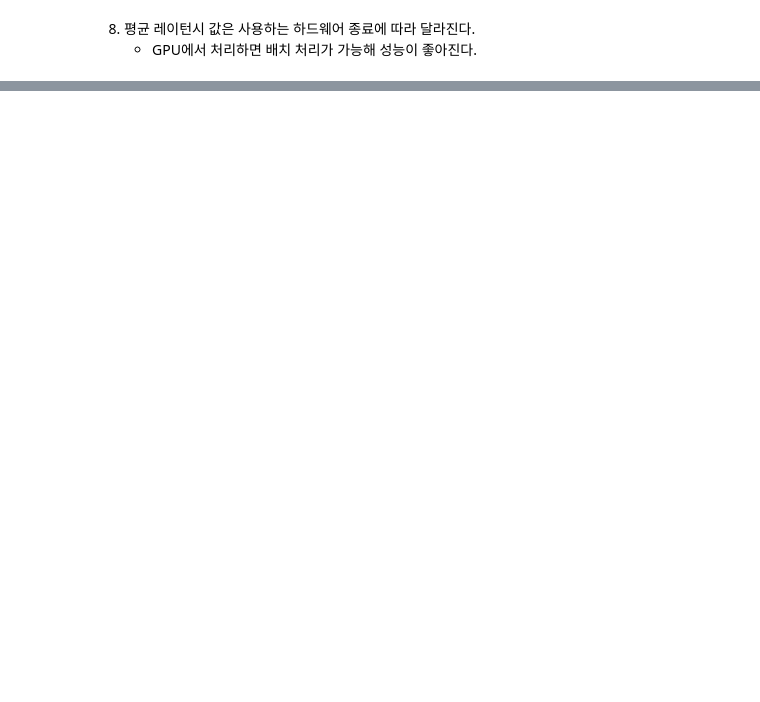
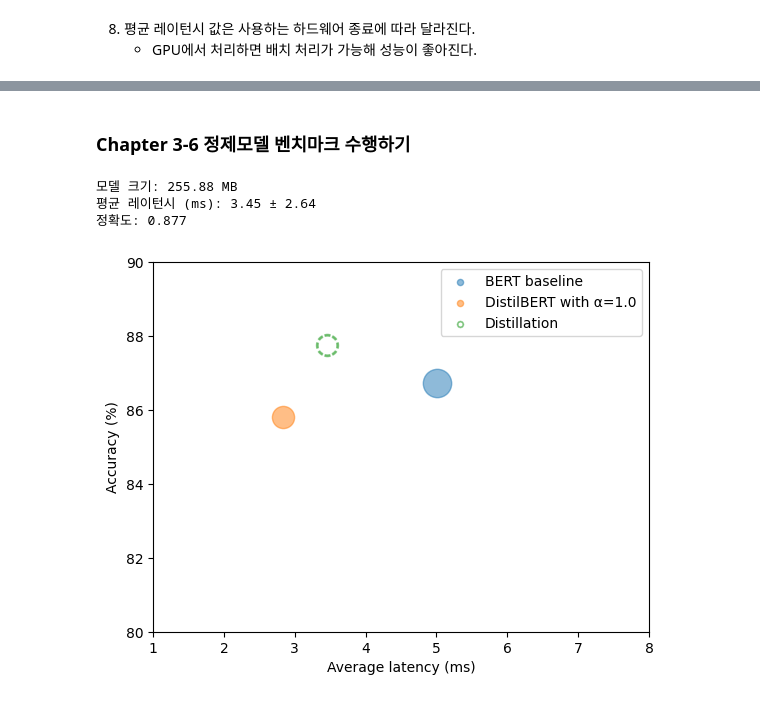
Before and after one commit to redinbluesky/nlp-with-transformers, a Jupyter notebook: 08-효율적인_트랜스포머_구축.ipynb, the cells around one changed output, grey strips where cells are left out. Drawn from its saved outputs; the diff is of its cells as text; code cells hidden in the pictures; blank space fills up the shorter version.

```diff
--- a/08-효율적인_트랜스포머_구축.ipynb
+++ b/08-효율적인_트랜스포머_구축.ipynb
@@ -233,0 +785,17 @@ You seem to be using the pipelines sequentially on GPU. In order to maximize eff
+# %% [markdown]
+### Chapter 3-6 정제모델 벤치마크 수행하기       <a class="anchor" id="chapter3-6"></a>
+# %%
+distilled_ckpt = "ParkJuYeong/distilbert-base-uncased-distilled-clinc"
+pip = pipeline("text-classification", model=distilled_ckpt)
+optim_type = "Distillation"
+pb = PerformanceBenchmark(pip, clinc["test"], optim_type=optim_type)
+perf_metrics.update(pb.run_benchmark())
+# %% [output]
+모델 크기: 255.88 MB
+평균 레이턴시 (ms): 3.45 ± 2.64
+정확도: 0.877
+# %%
+# plot_metrics 함수 재사용
+plot_metrics(perf_metrics, optim_type)
+# %% [output]
+[figure, added]
```
Also changed, not shown: parts of 49 cells of this notebook, 5 other files.
